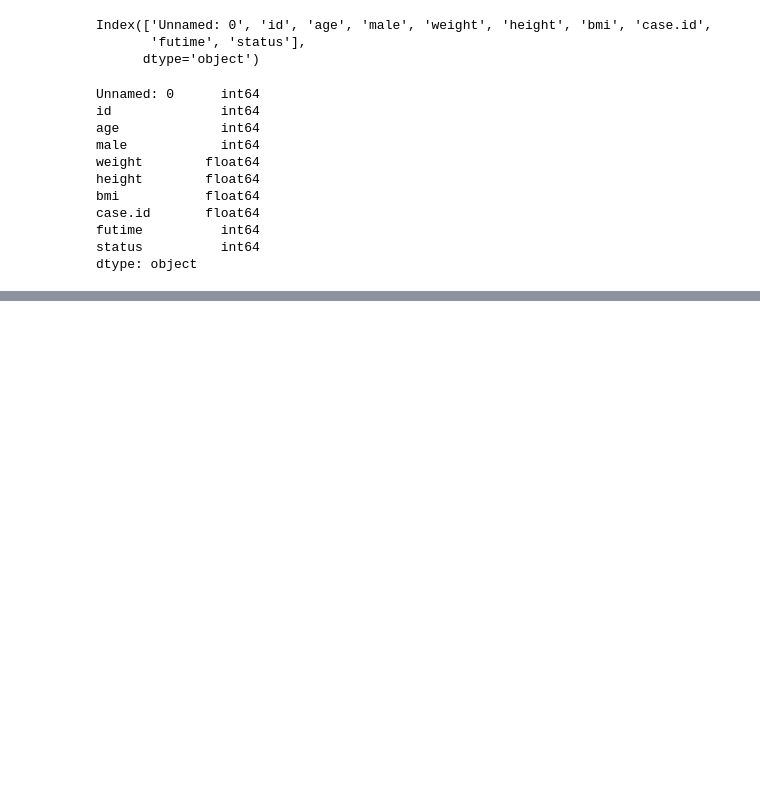
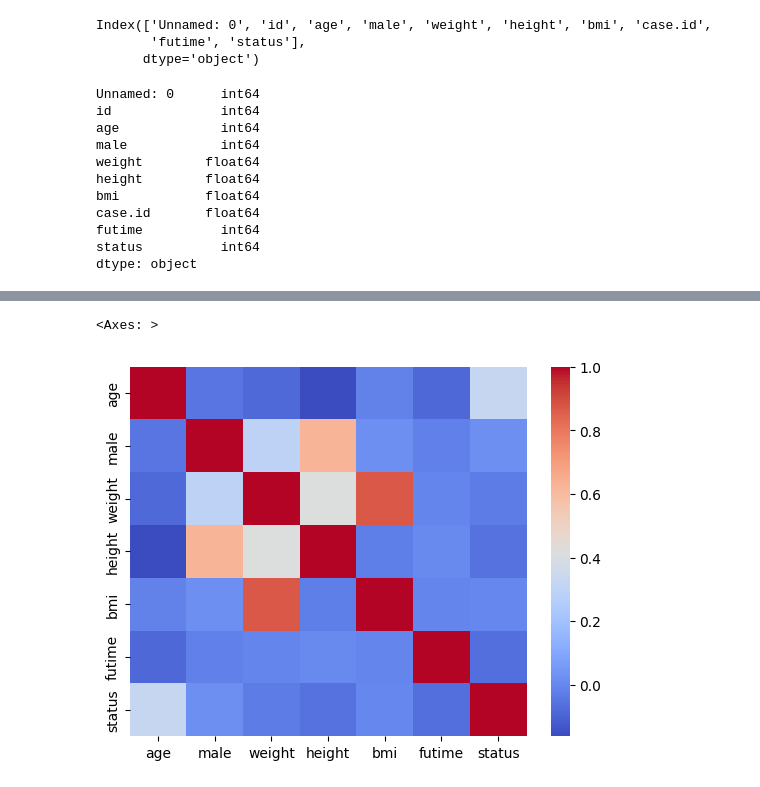
Before and after one commit to jithinpo/NAFLD-prediction, a Jupyter notebook: NAFLD_CL.ipynb, the cells around one changed output, grey strips where cells are left out. Drawn from its saved outputs; the diff is of its cells as text; code cells hidden in the pictures; blank space fills up the shorter version.

```diff
--- a/NAFLD_CL.ipynb
+++ b/NAFLD_CL.ipynb
@@ -152,2 +161,0 @@ dtype: int64
-# %%
-df.dropna(subset=["case.id"], inplace=True)
@@ -165,0 +162,3 @@ dtype: int64
+# %%
+correlation=df.corr(numeric_only=True)
+correlation
@@ -165,0 +174,5 @@ dtype: int64
+# %%
+sns.heatmap(correlation,cmap='coolwarm')
+# %% [output]
+<Axes: >
+[figure, added]
```
Also changed, not shown: parts of 29 cells of this notebook.
